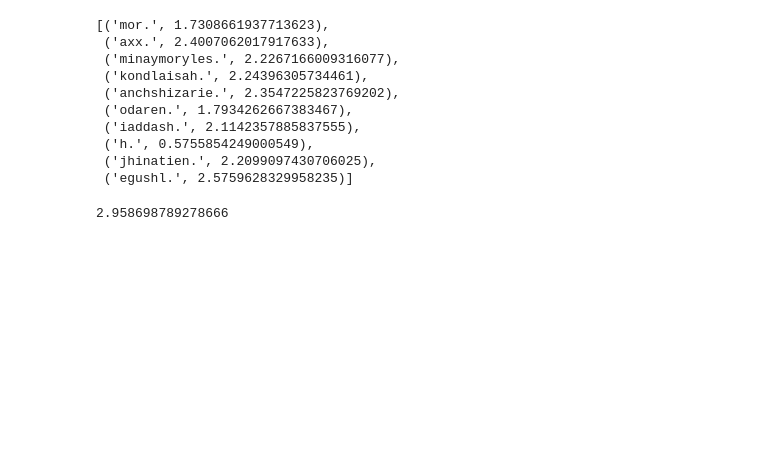
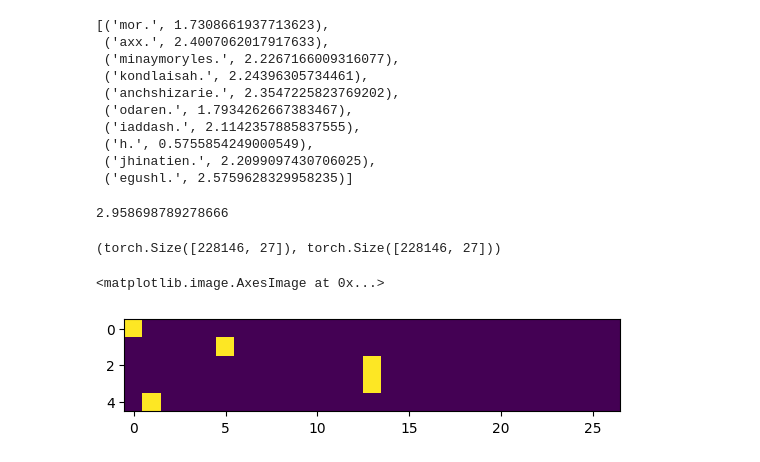
Before and after one commit to MenuaB/makemore_zxcv, a Jupyter notebook: makemore.ipynb, the cells around one changed output. Cells and saved outputs as stored; diff of their text form; code cells hidden in the pictures; blank space fills up the shorter version.

```diff
--- a/makemore.ipynb
+++ b/makemore.ipynb
@@ -144,3 +145,20 @@ new_names
 get_loss('alantg')
 # %% [output]
 2.958698789278666
+# %%
+Xs, Ys = [], []
+
+for word in letters:
+    for c1, c2 in zip(word, word[1:]):
+        Xs.append(chtoi[c1])
+        Ys.append(chtoi[c2])
+Xs = F.one_hot(torch.tensor(Xs), num_classes=length)
+Ys = F.one_hot(torch.tensor(Ys), num_classes=length)
+Xs.shape, Ys.shape
+# %% [output]
+(torch.Size([228146, 27]), torch.Size([228146, 27]))
+# %%
+plt.imshow(Xs)
+# %% [output]
+<matplotlib.image.AxesImage at 0x...>
+[figure, added]
```
Also changed, not shown: parts of 1 cell of this notebook.
